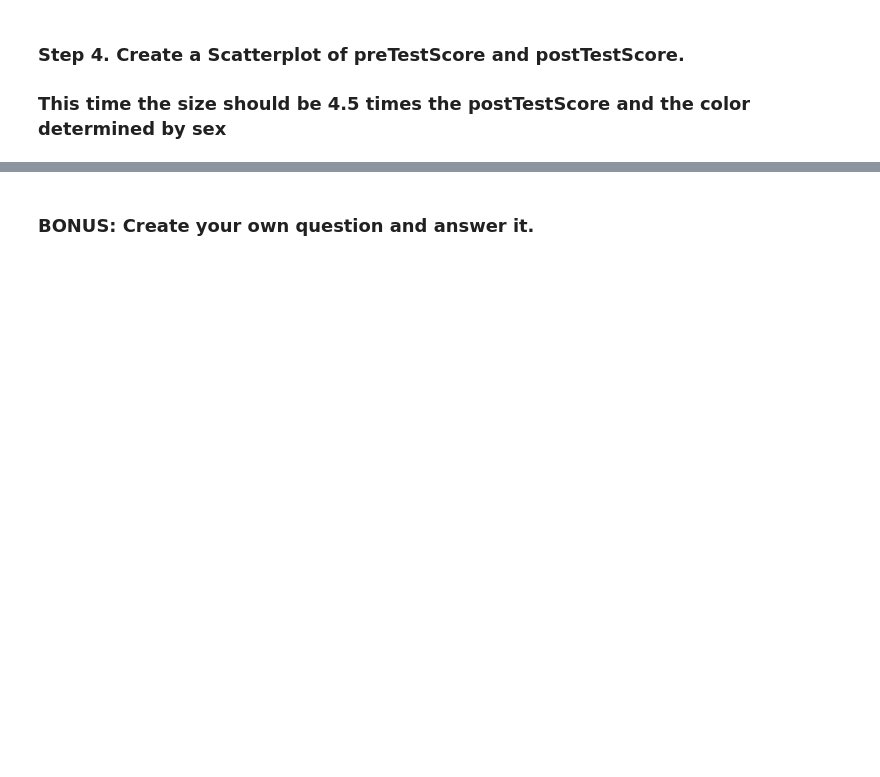
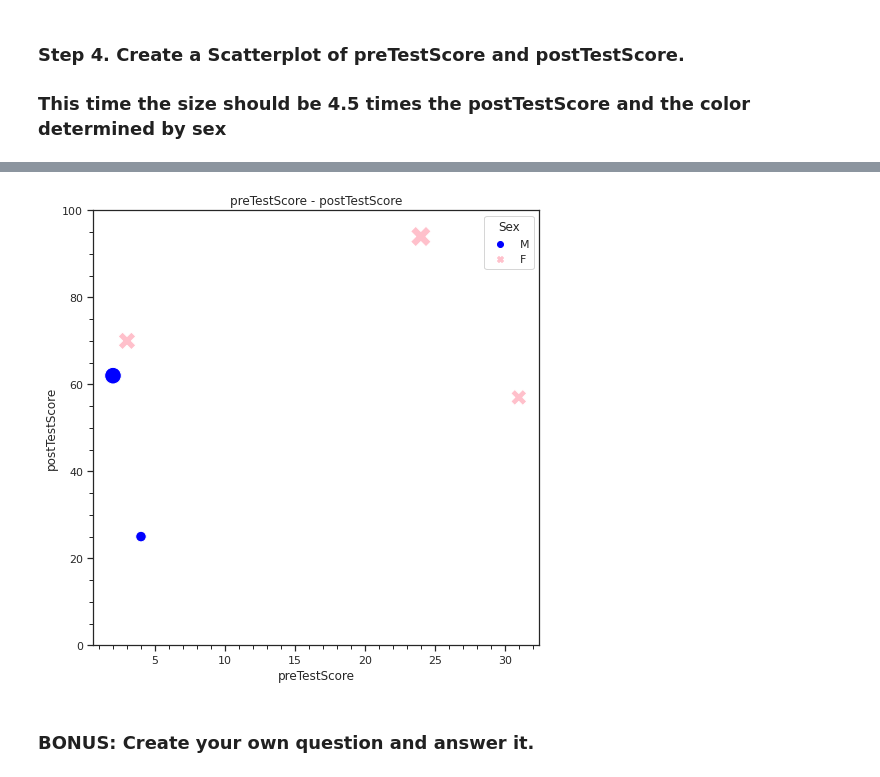
Before and after one commit to Ricardod671/pandas_exercises, a Jupyter notebook: 07_Visualization/Scores/Exercises.ipynb, the cells around one changed output, grey strips where cells are left out. Cells and saved outputs as stored; diff of their text form; code cells hidden in the pictures; blank space fills up the shorter version.

```diff
--- a/07_Visualization/Scores/Exercises.ipynb
+++ b/07_Visualization/Scores/Exercises.ipynb
@@ -51,0 +52,10 @@ plt.scatter(df.preTestScore, df.postTestScore, s=df.postTestScore *4.5, c=df.fem
+# %%
+# I need change Femele for Sex
+def numeric_to_gender(x):
+    if x == 1:
+        return "F"
+    if x == 0:
+        return "M"
+
+# I will apply the function on female and create a new colum
+df['Sex']=df['female'].apply(numeric_to_gender)
@@ -52,2 +71,16 @@ plt.scatter(df.preTestScore, df.postTestScore, s=df.postTestScore *4.5, c=df.fem
+# %%
+sns.set_style("ticks")
+colors=['blue','pink']
+sns.set_palette(sns.color_palette(colors))
+plt.figure(figsize=(8,8))
+fig=sns.scatterplot(data=df,x="preTestScore",y="postTestScore",hue="Sex",s=df.postTestScore * 4.5,style="Sex")
+#plt.legend(title="sex",labels=["Men","Female"])
+#plt.legend(labels=["Men","Female"])
+plt.title("preTestScore - postTestScore")
+plt.ylim((0,100))
+plt.minorticks_on()
+plt.show()
+# %% [output]
+[figure, added]
 # %% [markdown]
 ### BONUS: Create your own question and answer it.
```
Also changed, not shown: parts of 8 cells of this notebook, 2 other files.
